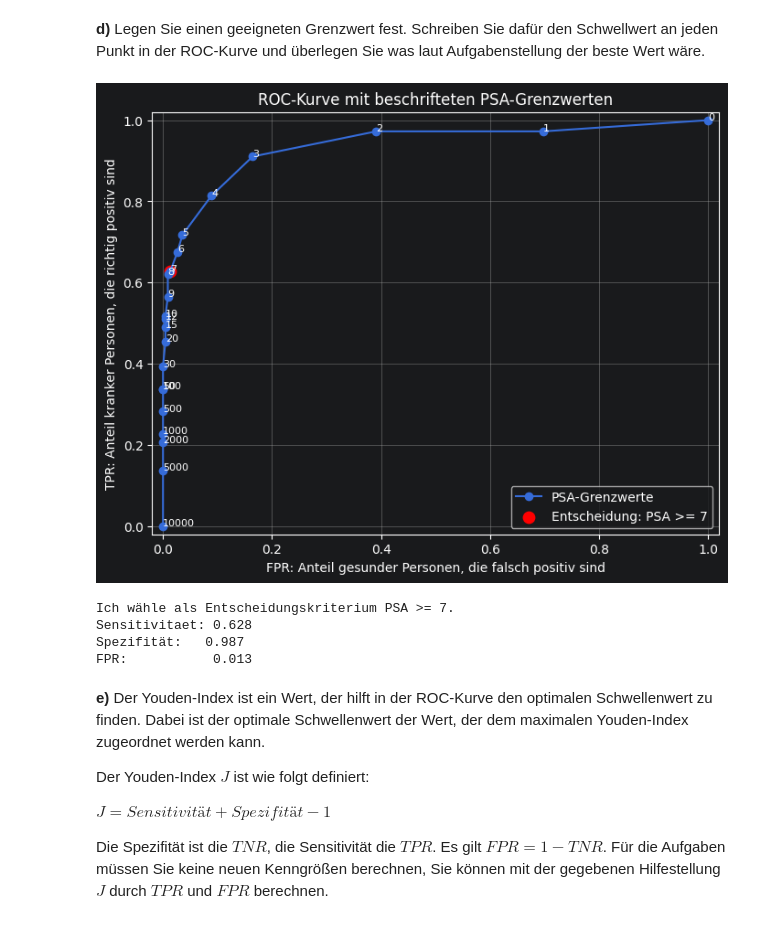
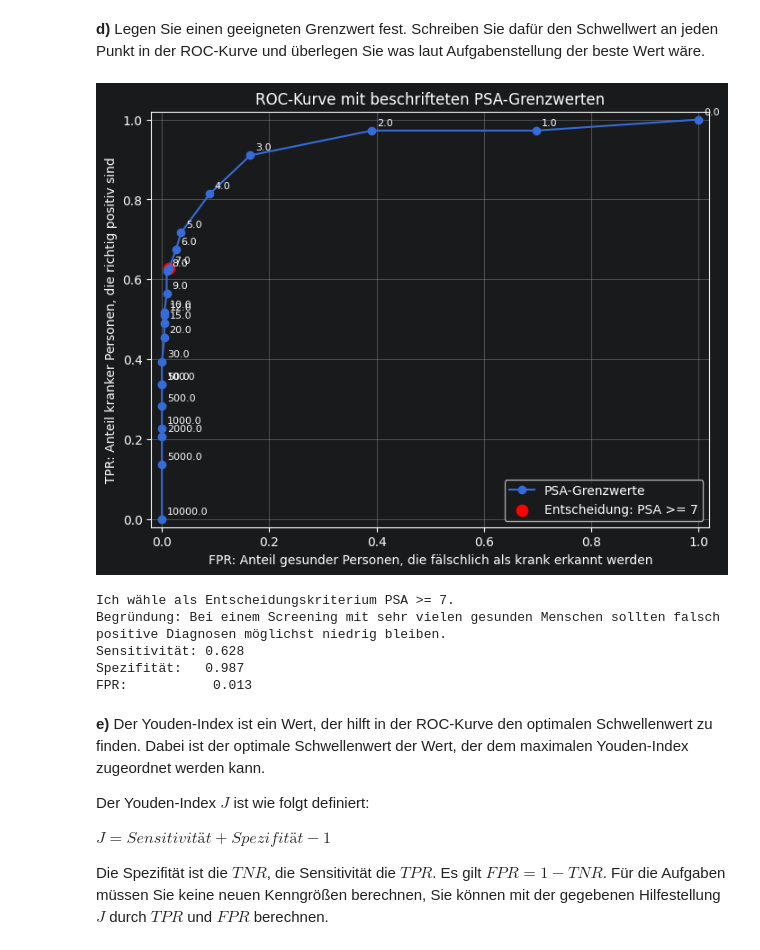
Before and after one commit to Toyo1234/Master-Studium-Semester-1, a Jupyter notebook: Data Mining/Übung 7/Übung7.ipynb, the cells around one changed output. Drawn from its saved outputs; the diff is of its cells as text; code cells hidden in the pictures.

```diff
--- a/Data Mining/Übung 7/Übung7.ipynb
+++ b/Data Mining/Übung 7/Übung7.ipynb
@@ -299,40 +299,48 @@ FPR = Spezifität
 __d)__ Legen Sie einen geeigneten Grenzwert fest. Schreiben Sie dafür den Schwellwert an jeden Punkt in der ROC-Kurve und überlegen Sie was laut Aufgabenstellung der beste Wert wäre.
 # %%
 entscheidungs_schwelle = 7
+punkt = roc_psa[roc_psa["Schwelle"] == entscheidungs_schwelle].iloc[0]
 
 plt.figure(figsize=(8, 6))
 plt.plot(roc_psa["FPR"], roc_psa["TPR"], marker="o", label="PSA-Grenzwerte")
 
-for schwelle, fpr, tpr in zip(roc_psa["Schwelle"], roc_psa["FPR"], roc_psa["TPR"]):
-    plt.text(fpr, tpr, str(schwelle), fontsize=8)
-
-punkt = roc_psa[roc_psa["Schwelle"] == entscheidungs_schwelle]
+for i in range(len(roc_psa)):
+    row = roc_psa.iloc[i]
+    plt.annotate(
+        str(row["Schwelle"]),
+        (row["FPR"], row["TPR"]),
+        textcoords="offset points",
+        xytext=(4, 4),
+        fontsize=8
+    )
 
 plt.scatter(
     punkt["FPR"],
     punkt["TPR"],
     color="red",
     s=80,
     label=f"Entscheidung: PSA >= {entscheidungs_schwelle}"
 )
 
-plt.xlabel("FPR: Anteil gesunder Personen, die falsch positiv sind")
+plt.xlabel("FPR: Anteil gesunder Personen, die fälschlich als krank erkannt werden")
 plt.ylabel("TPR: Anteil kranker Personen, die richtig positiv sind")
 plt.title("ROC-Kurve mit beschrifteten PSA-Grenzwerten")
 plt.xlim(-0.02, 1.02)
 plt.ylim(-0.02, 1.02)
 plt.grid(True)
 plt.legend()
 plt.show()
 
 print(f"Ich wähle als Entscheidungskriterium PSA >= {entscheidungs_schwelle}.")
-print(f"Sensitivitaet: {entscheidungs_zeile['TPR']:.3f}")
-print(f"Spezifität:   {entscheidungs_zeile['Spezifität']:.3f}")
-print(f"FPR:           {entscheidungs_zeile['FPR']:.3f}")
+print("Begründung: Bei einem Screening mit sehr vielen gesunden Menschen sollten falsch positive Diagnosen möglichst niedrig bleiben.")
+print(f"Sensitivität: {punkt['TPR']:.3f}")
+print(f"Spezifität:   {punkt['Spezifität']:.3f}")
+print(f"FPR:           {punkt['FPR']:.3f}")
 # %% [output]
-[figure, old version]
+[figure, new version]
 Ich wähle als Entscheidungskriterium PSA >= 7.
-Sensitivitaet: 0.628
+Begründung: Bei einem Screening mit sehr vielen gesunden Menschen sollten falsch positive Diagnosen möglichst niedrig bleiben.
+Sensitivität: 0.628
 Spezifität:   0.987
 FPR:           0.013
 # %% [markdown]
```
